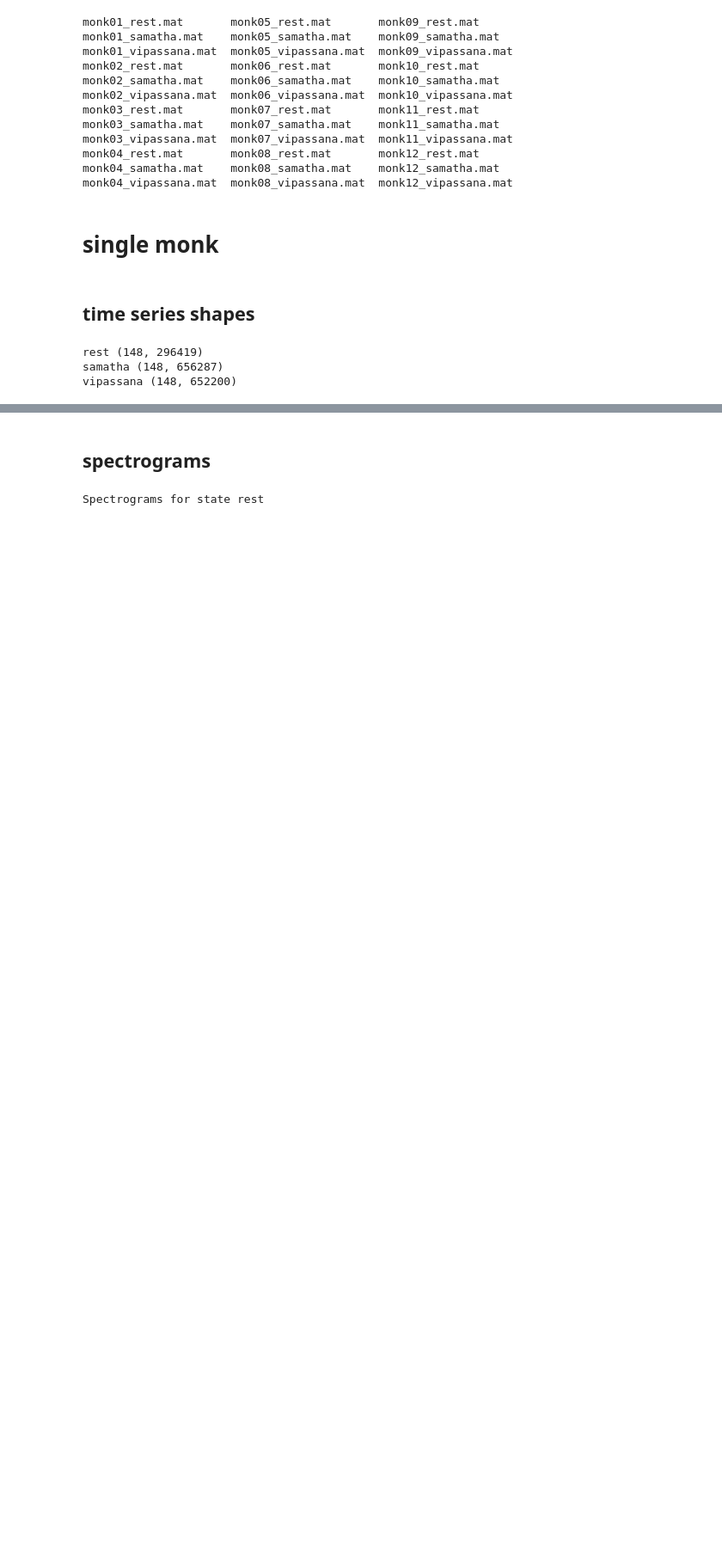
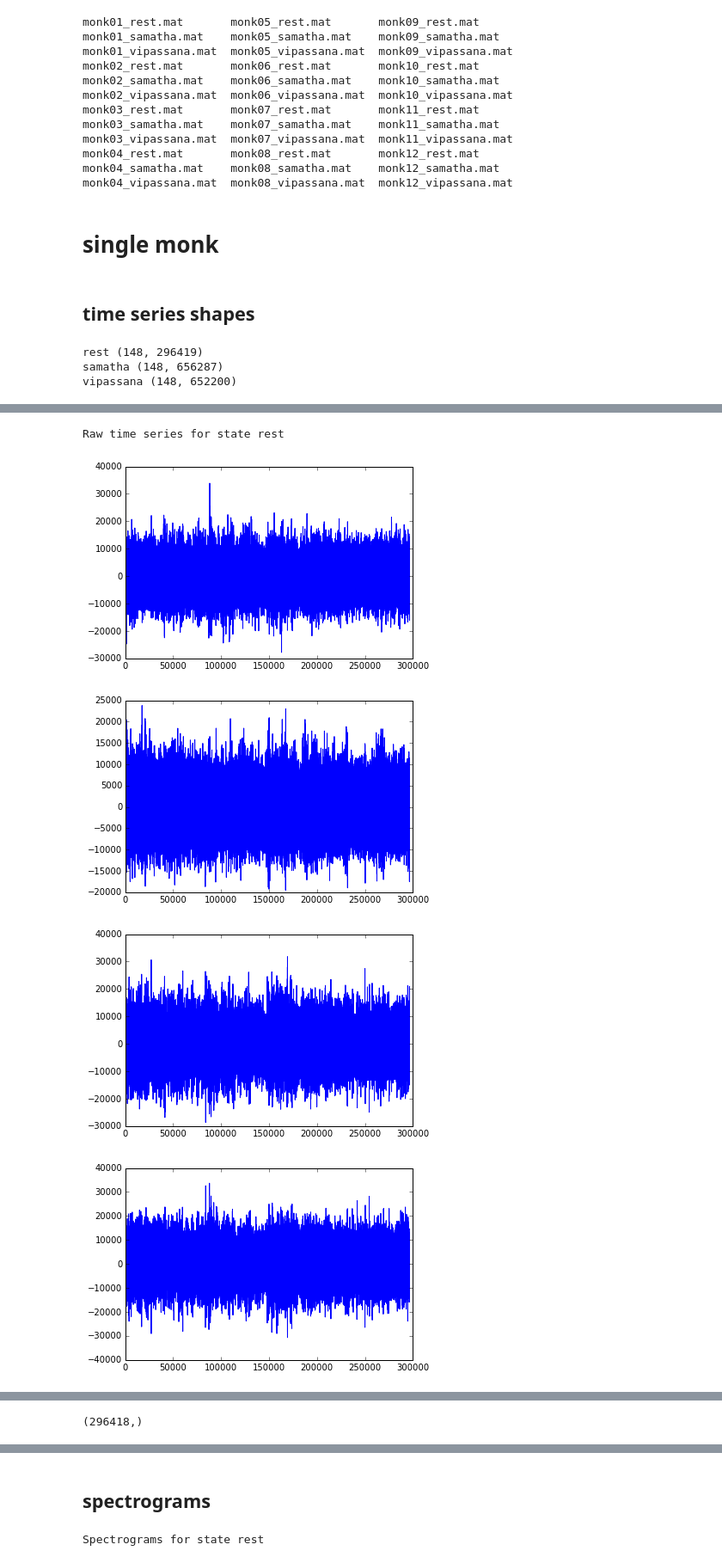
Before and after one commit to tfjgeorge/neuro, a Jupyter notebook: Time series study.ipynb, the cells around one changed output, grey strips where cells are left out. Shown at 86% size. Drawn from its saved outputs; the diff is of its cells as text; code cells hidden in the pictures; blank space fills up the shorter version.

```diff
--- a/Time series study.ipynb
+++ b/Time series study.ipynb
@@ -40,0 +45,17 @@ vipassana (148, 652200)
+# %%
+for field in ['rest', 'samatha', 'vipassana']:
+    print 'Raw time series for state %s' % field
+    for i in range(5):
+        plt.plot(d[field][i,:])
+        plt.show()
+
+    diff = ((d[field][:,1:] - d[field][:,:-1]) ** 2).mean(axis=0)
+    print diff.shape
+    plt.plot(diff)
+    plt.show()
+# %% [output]
+Raw time series for state rest
+[figure, added]
+[figure, added]
+[figure, added]
+[figure, added]
@@ -40,0 +63 @@ vipassana (148, 652200)
+(296418,)
```
Also changed, not shown: parts of 8 cells of this notebook.
